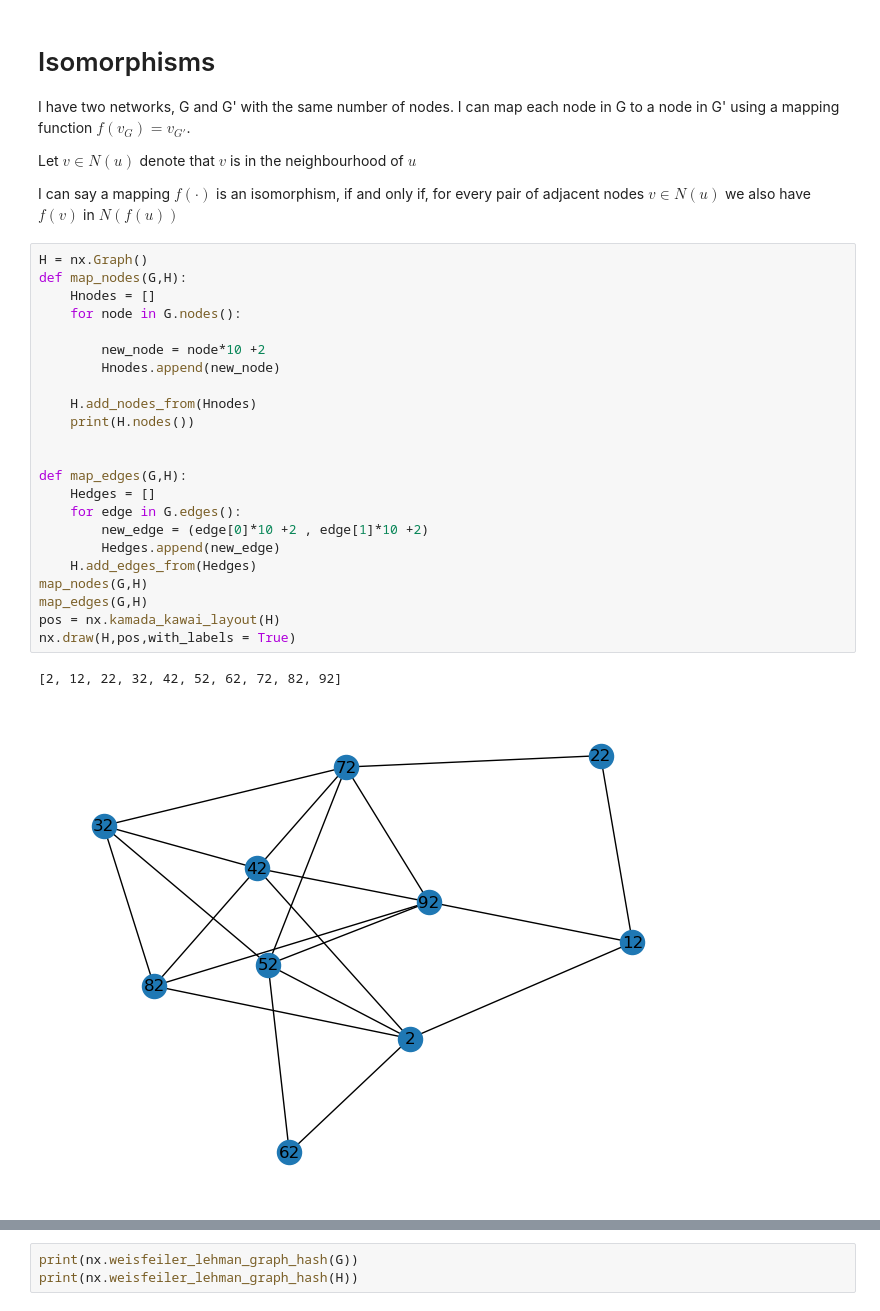
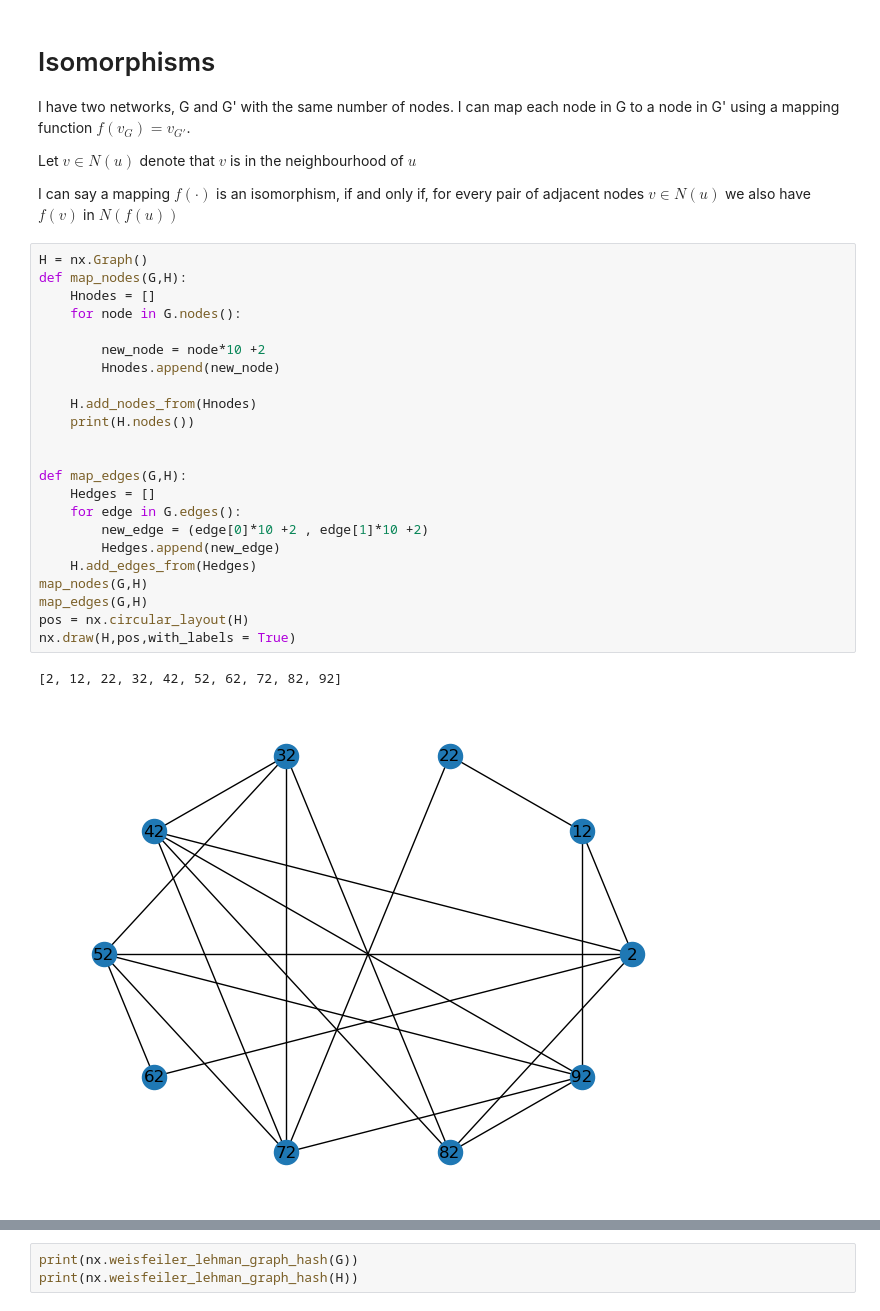
Before and after one commit to mohammadsadi/GMLPresentation, a Jupyter notebook: gmlPres.ipynb, the cells around one changed output, grey strips where cells are left out. Cells and saved outputs as stored; diff of their text form.

Commit message:
isomorphism in circular

```diff
--- a/gmlPres.ipynb
+++ b/gmlPres.ipynb
@@ -31,29 +31,29 @@ I can say a mapping $f(\cdot)$ is an isomorphism, if and only if, for every pair
 # %%
 H = nx.Graph()
 def map_nodes(G,H):
     Hnodes = []
     for node in G.nodes():
 
         new_node = node*10 +2
         Hnodes.append(new_node)
 
     H.add_nodes_from(Hnodes)
     print(H.nodes())
 
 
 def map_edges(G,H):
     Hedges = []
     for edge in G.edges():
         new_edge = (edge[0]*10 +2 , edge[1]*10 +2)
         Hedges.append(new_edge)
     H.add_edges_from(Hedges)
 map_nodes(G,H)
 map_edges(G,H)
-pos = nx.kamada_kawai_layout(H)
+pos = nx.circular_layout(H)
 nx.draw(H,pos,with_labels = True)
 # %% [output]
 [2, 12, 22, 32, 42, 52, 62, 72, 82, 92]
-[figure, old version]
+[figure, new version]
 # %% [markdown]
 # GNNs and the W-L isomorphism test
 
```
